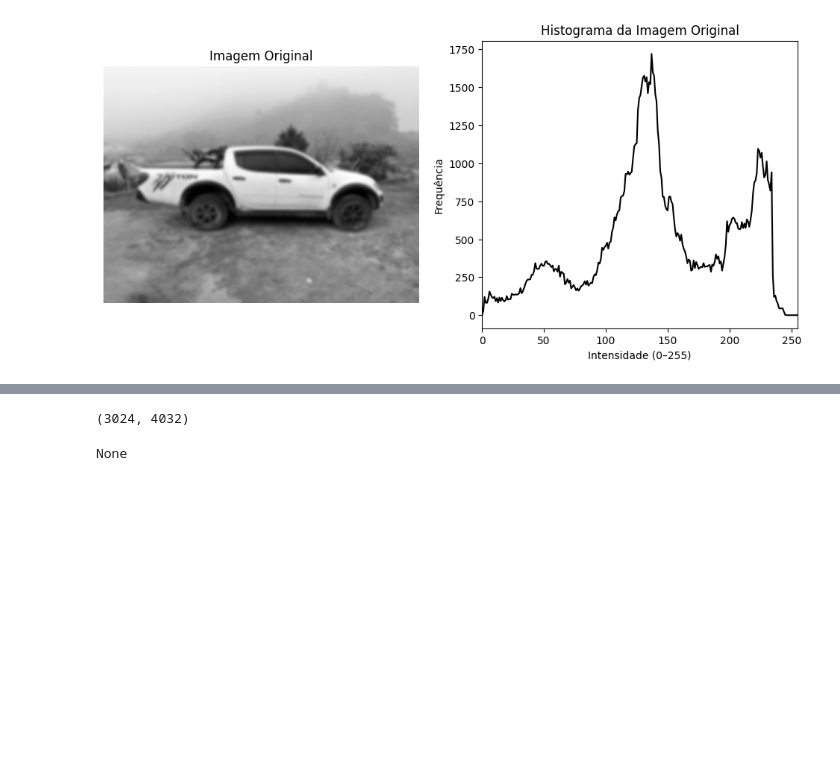
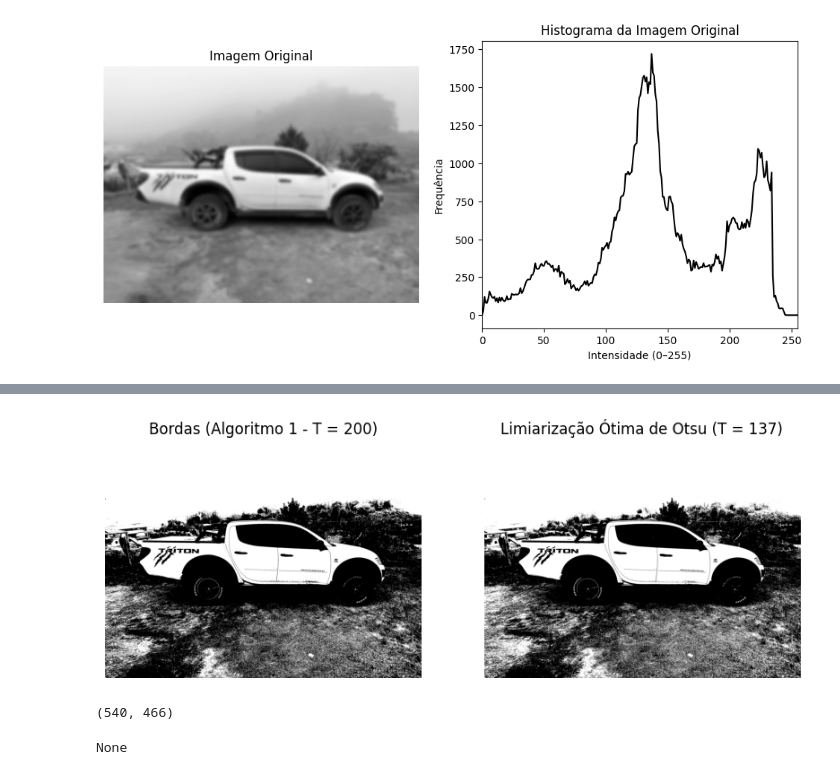
Before and after one commit to laerteluizf/Proc_Imagens_2025_2, a Jupyter notebook: proc_imagens_tarefa_final.ipynb, the cells around one changed output, grey strips where cells are left out. Saved outputs shown, nothing was run; the diff lists cells and outputs as text; code cells hidden in the pictures; blank space fills up the shorter version.

```diff
--- a/proc_imagens_tarefa_final.ipynb
+++ b/proc_imagens_tarefa_final.ipynb
@@ -332,7 +384,24 @@ mostrar_2(imagem_ori, legenda , imagem_bordas, legenda_bordas)
+# %%
+caminho_imgagem = '/content/drive/MyDrive/Proc de Imagens 2025 2/Imagem Cinza/carro_i_d_5.jpeg'
+
+#caminho_imgagem = '/content/drive/MyDrive/Proc de Imagens 2025 2/Atividade 6/FIG033~4.TIF'
+
+#imagem_ori = cv2.imread(caminho_imgagem, cv2.COLOR_BGR2GRAY)
+imagem_ori = cv2.imread(caminho_imgagem, cv2.IMREAD_GRAYSCALE)
+
+legenda = "Imagem Original"
+
+imagem_bordas, legenda_borda = limiarizacao_global_iterativa(imagem_ori, tolerancia=1)
+
+imagem_bordas_2, legenda_borda_2 = otsu_threshold(imagem_ori)
+
+mostrar_2(imagem_bordas, legenda_bordas, imagem_bordas_2, legenda_borda_2)
+# %% [output]
+[figure, added]
 # %%
-print(imagem_ruido.shape)
+print(imagem_ori.shape)
 # %% [output]
-(3024, 4032)
+(540, 466)
 # %%
 print(imagem_com_ruido)
 # %% [output]
```
Also changed, not shown: parts of 5 cells of this notebook.
